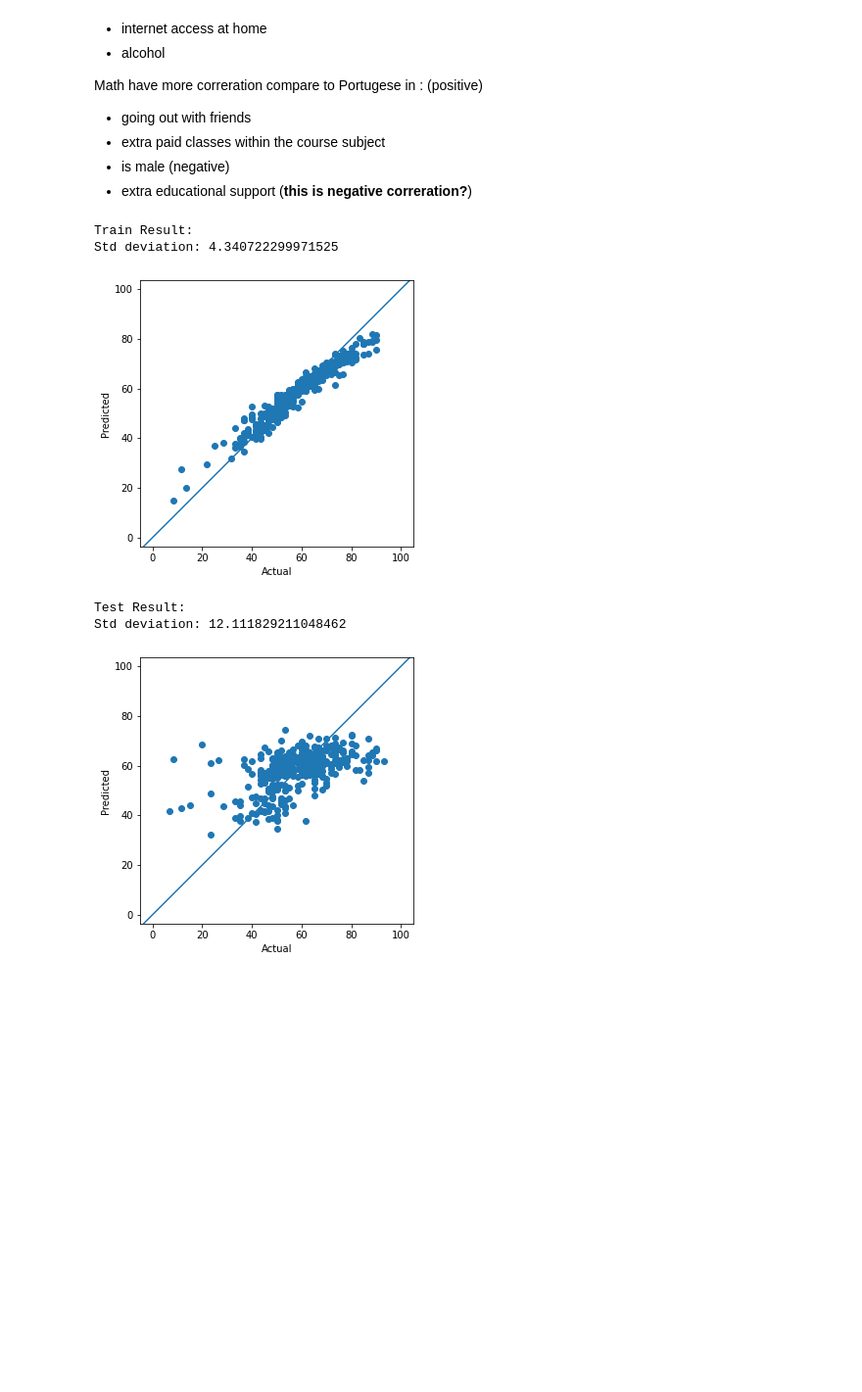
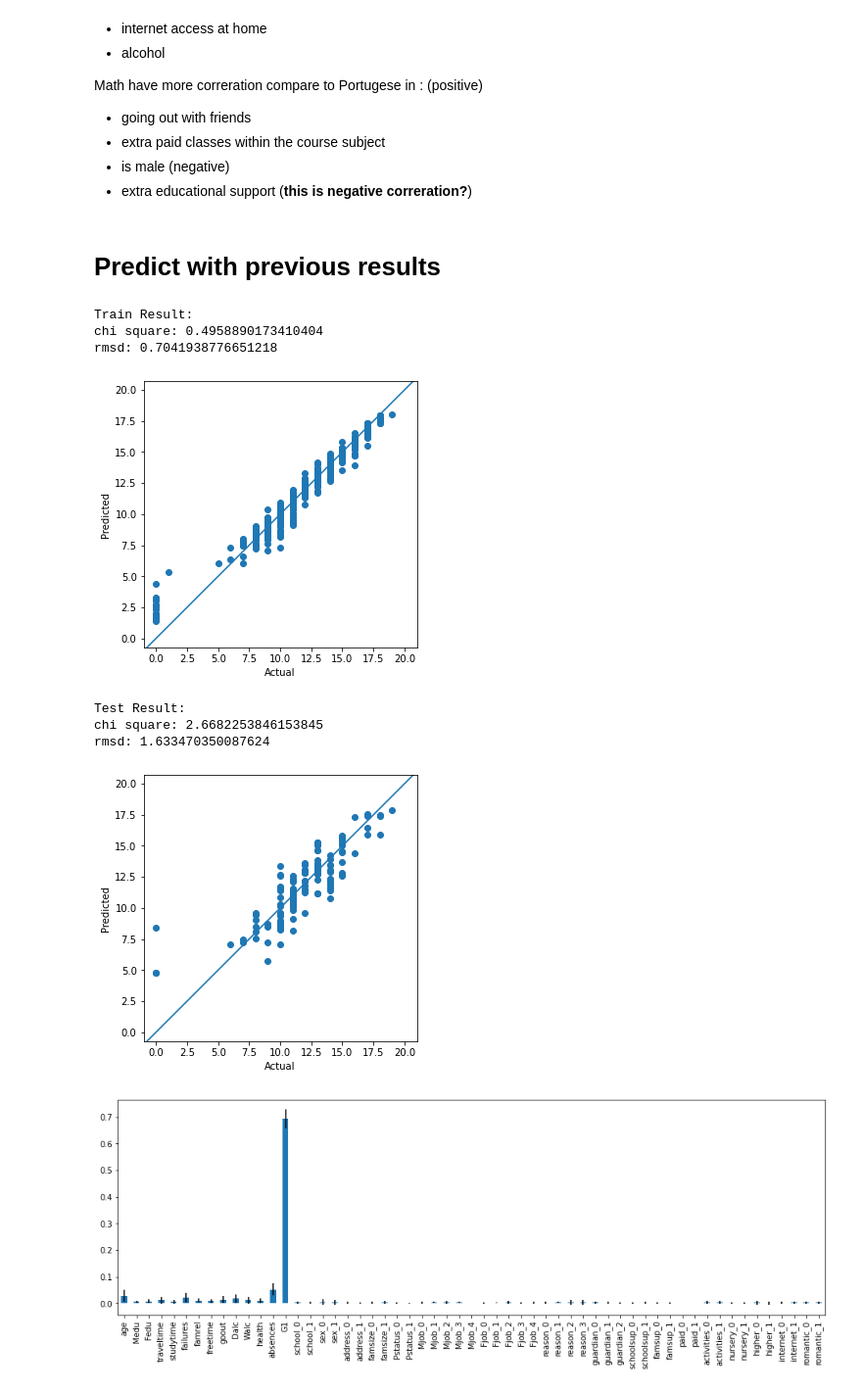
Before and after one commit to cheng1999/Student-Performance-Predict, a Jupyter notebook: cheng.ipynb, the cells around one changed output. Shown at 98% size. Saved outputs shown, nothing was run; the diff lists cells and outputs as text; code cells hidden in the pictures; blank space fills up the shorter version.

```diff
--- a/cheng.ipynb
+++ b/cheng.ipynb
@@ -48,8 +48,8 @@ import seaborn as sns
 por_data = pd.read_csv('student-por.csv',sep=';')
 mat_data = pd.read_csv('student-mat.csv',sep=';')
 
-por_data['Gmean'] = por_data[['G1','G2','G3']].mean(axis=1)/20*100
-mat_data['Gmean'] = mat_data[['G1','G2','G3']].mean(axis=1)/20*100
+por_data['Gmean'] = por_data[['G1','G2','G3']].mean(axis=1)
+mat_data['Gmean'] = mat_data[['G1','G2','G3']].mean(axis=1)
 
 #por_data['Gmean'] = por_data['G1']+por_data['G2']+por_data['G3']
 #mat_data['Gmean'] = mat_data['G1']+mat_data['G2']+mat_data['G3']
@@ -220,42 +223,68 @@ from sklearn.model_selection import train_test_split
 from sklearn.metrics import classification_report
 # %%
 #data_por_3 = data_por_2.copy()
-por_x = dum_por_data.drop(columns = ["G1", "G2", "G3", "Gmean"])
-por_y = dum_por_data["Gmean"]
-por_train_x, por_test_x, por_train_y, por_test_y = train_test_split(por_x, por_y, train_size = 0.5, random_state = 1039)
+#por_x = dum_por_data.drop(columns = ["G1", "G2", "G3", "Gmean"])
+por_x = dum_por_data.drop(columns = ["G2","G3", "Gmean"])
+#por_y = dum_por_data["Gmean"]
+por_y = dum_por_data["G3"]
+por_train_x, por_test_x, por_train_y, por_test_y = train_test_split(por_x, por_y, train_size = 0.8, random_state = 1039)
 
 
-mat_x = dum_mat_data.drop(columns = ["G1", "G2", "G3", "Gmean"])
-mat_y = dum_mat_data["Gmean"]
-mat_train_x, mat_test_x, mat_train_y, mat_test_y = train_test_split(mat_x, mat_y, train_size = 0.5, random_state = 1039)
+#mat_x = dum_mat_data.drop(columns = ["G1", "G2", "G3", "Gmean"])
+mat_x = dum_mat_data.drop(columns = ["G2","G3", "Gmean"])
+#mat_y = dum_mat_data["Gmean"]
+mat_y = dum_mat_data["G3"]
+mat_train_x, mat_test_x, mat_train_y, mat_test_y = train_test_split(mat_x, mat_y, train_size = 0.8, random_state = 1039)
 # %%
 def report(predict,actual,title=None):
     if title: print(title)
-    stddev = (np.sum((np.array(predict)-np.array(actual))**2)/len(por_predict))**.5
-    print('Std deviation:',stddev)
+    chisquare = np.sum((np.array(predict)-np.array(actual))**2/len(predict))
+    rmsd = (np.sum((np.array(predict)-np.array(actual))**2)/len(predict))**.5
+    #werror = np.mean(np.abs(np.array(predict)-np.array(actual))/np.array(predict))
+    print('chi square:',chisquare)
+    print('rmsd:', rmsd)
+    #print('w_error:',werror)
     plt.figure(figsize=(5,5))
     plt.scatter(actual,predict)
-    #plt.axline((0,0),(20,20))
-    plt.axline((0,0),(100,100))
+    plt.axline((0,0),(20,20))
+    #plt.axline((0,0),(100,100))
     plt.xlabel('Actual')
     plt.ylabel('Predicted')
     plt.axis('equal')
     #plt.gca().set_aspect('equal', adjustable='box')
     plt.show()
+# %%
+def show_feature_importances(classifier,train_set):
+    std = np.std([
+        tree.feature_importances_ for tree in classifier.estimators_], axis=0)
+
+    plt.figure(figsize=(16,5))
+    importances_pd = pd.Series(classifier.feature_importances_,index=train_set.columns)
+    importances_pd.plot.bar(yerr=std)
+    #importances_pd.plot.bar()
+    #fig.tight_layout()
+    #plt.gca().figure.set_size(13,13)
+    plt.show()
 # %%
 from sklearn.ensemble import RandomForestClassifier
 from sklearn.ensemble import RandomForestRegressor
+# %% [markdown]
+# Predict with previous results
 # %%
 rdg = RandomForestRegressor()
 rdg.fit(por_train_x, por_train_y)
 por_predict = rdg.predict(por_test_x)
 
 report(rdg.predict(por_train_x),por_train_y,'Train Result:')
 report(por_predict, por_test_y,'Test Result:')
+show_feature_importances(rdg,por_train_x)
 # %% [output]
 Train Result:
-Std deviation: 4.340722299971525
+chi square: 0.4958890173410404
+rmsd: 0.7041938776651218
-[figure, old version]
+[figure, new version]
 Test Result:
-Std deviation: 12.111829211048462
+chi square: 2.6682253846153845
+rmsd: 1.633470350087624
-[figure, old version]
+[figure, new version]
+[figure, added]
```
Also changed, not shown: parts of 14 cells of this notebook.
